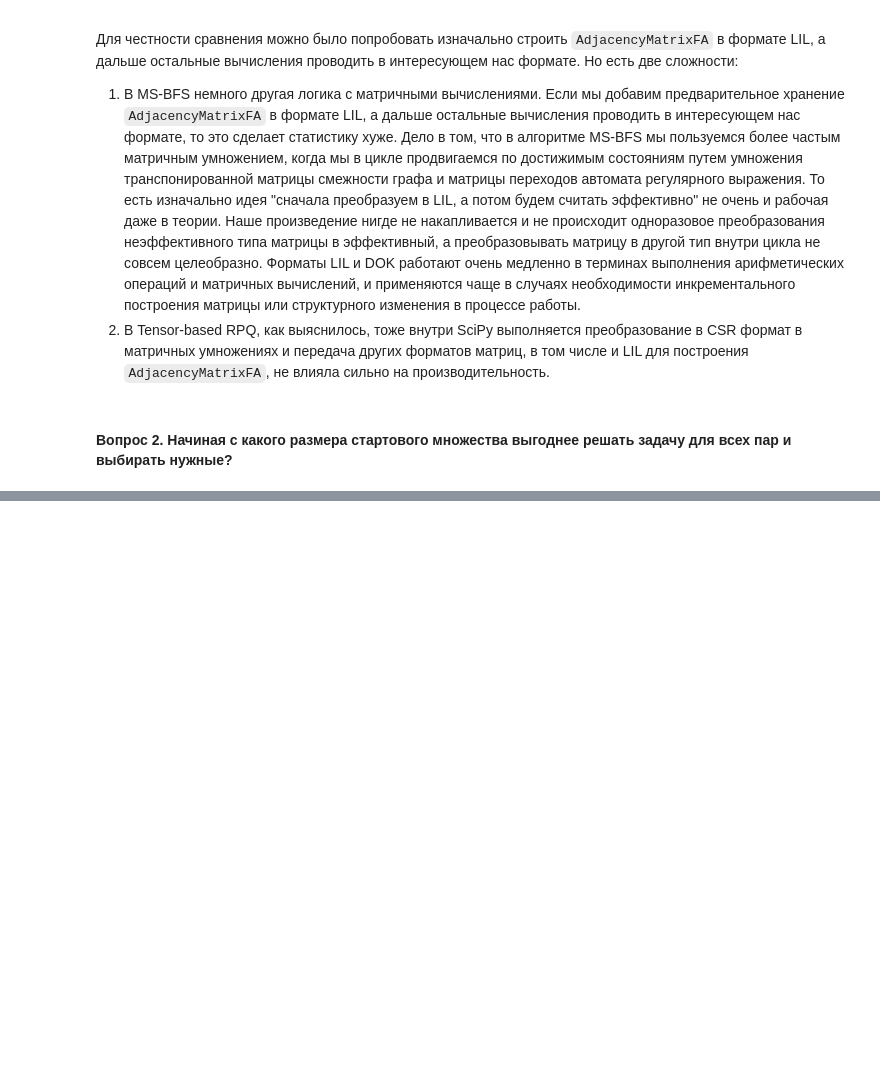
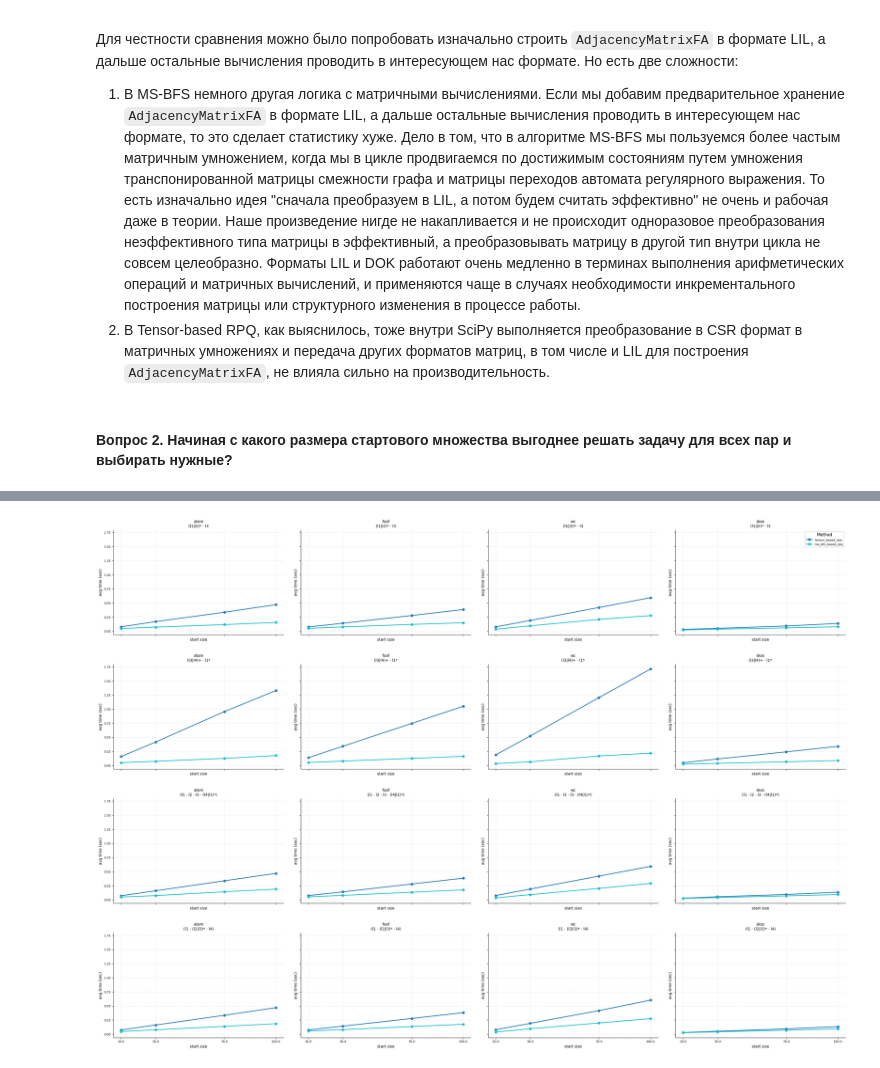
Before and after one commit to ksenmel/formal-lang-course, a Jupyter notebook: project/task5.ipynb, the cells around one changed output, grey strips where cells are left out. Cells and saved outputs as stored; diff of their text form; code cells hidden in the pictures; blank space fills up the shorter version.

```diff
--- a/project/task5.ipynb
+++ b/project/task5.ipynb
@@ -1058,2 +1060,2 @@ for u, v, label in graph.edges(data="label"):
 # %%
-start_nodes_proportion = [0.1, 0.3, 0.7, 1.0]
+start_nodes_proportion = [10.0, 30.0, 70.0, 100.0]
@@ -1059,0 +1134,3 @@ start_nodes_proportion = [0.1, 0.3, 0.7, 1.0]
+# %%
+df = pd.DataFrame(results)
+df
@@ -1059,0 +1151,78 @@ start_nodes_proportion = [0.1, 0.3, 0.7, 1.0]
+# %%
+methods = df["method"].unique()
+method_colors = plt.cm.tab10(np.linspace(0, 1, len(methods)))
+method_color_map = dict(zip(methods, method_colors))
+
+regexes = df["regex_template"].unique()
+graphs = df["graph"].unique()
+start_sizes = sorted(df["start_size"].unique())
+
+
+fig, axes = plt.subplots(
+    nrows=len(regexes),
+    ncols=len(graphs),
+    figsize=(28, 20),
+    sharey=True,
+    sharex=True
+)
+
+for i, regex in enumerate(regexes):
+    for j, graph in enumerate(graphs):
+        ax = axes[i, j]
+        subset = df[(df["regex_template"] == regex) & (df["graph"] == graph)]
+
+        all_y_vals = []
+
+        for method_idx, method in enumerate(methods):
+            method_data = subset[subset["method"] == method]
+
+            if method_data.empty:
+                continue
+
+            method_data = method_data.sort_values("start_size")
+            x_vals = method_data["start_size"].values
+            y_vals = method_data["avg_time"].values
+
+            if len(x_vals) == 0:
+                continue
+
+            all_y_vals.extend(y_vals)
+            color = method_color_map[method]
+
+            ax.plot(
+                x_vals,
+                y_vals,
+                marker="o",
+                linestyle="-",
+                color=color,
+                label=method,
+                linewidth=2,
+                markersize=6,
+                zorder=1
+            )
+
+        ax.set_title(f"{graph}\n{regex}", fontsize=10, pad=8)
+        ax.set_xlabel("start size", fontsize=10)
+        ax.set_ylabel("avg time (sec)", fontsize=10)
+
+        ax.set_xticks(start_sizes)
+        ax.set_xticklabels(start_sizes, fontsize=8)
+
+        ax.grid(True, linestyle=":", alpha=0.6, zorder=0)
+
+        # if all_y_vals:
+        #     y_min, y_max = min(all_y_vals), max(all_y_vals)
+        #     y_range = y_max - y_min
+        #     ax.set_ylim(max(0, y_min - y_range * 0.1), y_max + y_range * 0.2)
+
+        if i == 0 and j == len(graphs) - 1:
+            ax.legend(title="Method", fontsize=8, loc='best', framealpha=0.9)
+
+        ax.spines['top'].set_visible(False)
+        ax.spines['right'].set_visible(False)
+        ax.tick_params(axis='both', which='major', labelsize=8)
+
+plt.tight_layout(pad=2.0, h_pad=3.0, w_pad=2.5)
+plt.show()
+# %% [output]
+[figure, added]
```
Also changed, not shown: parts of 8 cells of this notebook.
